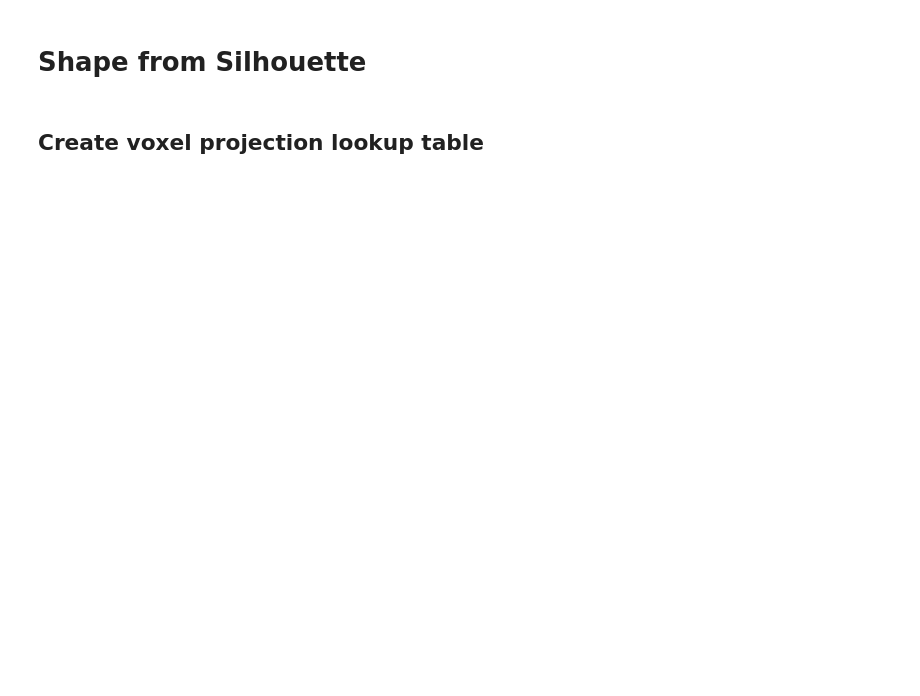
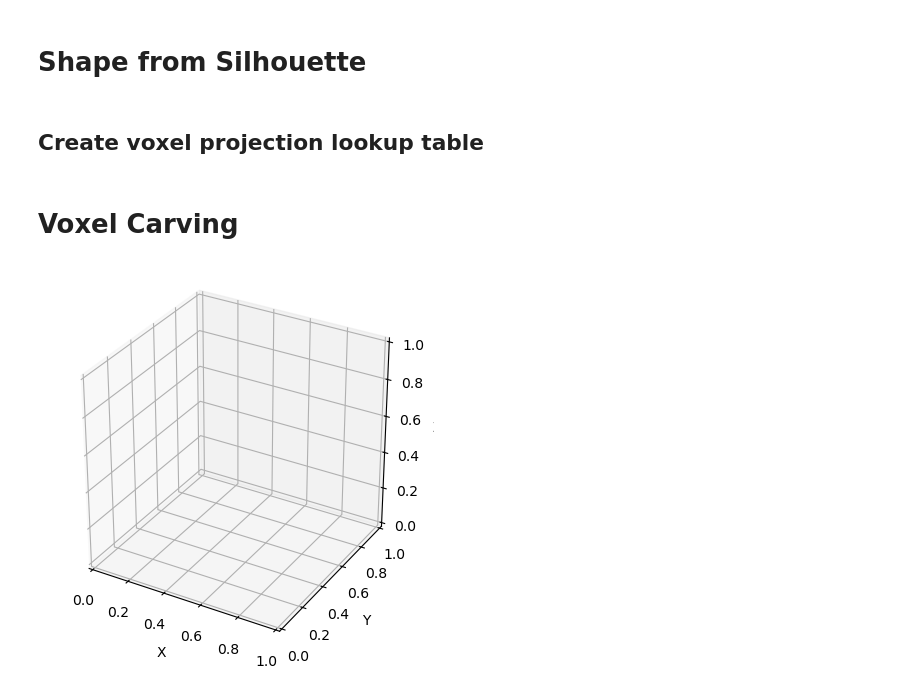
Before and after one commit to jasonkglim/Catheter-Perception, a Jupyter notebook: scripts/catheter_pose_estimation.ipynb, the cells around one changed output. Drawn from its saved outputs; the diff is of its cells as text; code cells hidden in the pictures; blank space fills up the shorter version.

Commit message:
working on voxel carving

```diff
--- a/scripts/catheter_pose_estimation.ipynb
+++ b/scripts/catheter_pose_estimation.ipynb
@@ -240,0 +254,57 @@ with open("../tip_pose_images/segmentation_results/cam0_0.pkl", "rb") as f:
+# %% [markdown]
+# Voxel Carving
+# %%
+import cv2
+import numpy as np
+import glob
+import os
+import pickle
+from mpl_toolkits.mplot3d import Axes3D
+import matplotlib.pyplot as plt
+
+dir = "../tip_pose_images"
+# cam0_path = sorted(glob.glob(f"{dir}/cam0_*.pkl"))
+# cam1_path = sorted(glob.glob(f"{dir}/cam1_*.pkl"))
+cam0_file = f"{dir}/segmentation_results/cam0_0.pkl"
+cam1_file = f"{dir}/segmentation_results/cam1_0.pkl"
+
+# for cam0_file, cam1_file in zip(cam0_path, cam1_path):
+
+with open(cam0_file, "rb") as f:
+    cam0_segmentation_results = pickle.load(f)
+with open(cam1_file, "rb") as f:
+    cam1_segmentation_results = pickle.load(f)
+cam0_mask = cam0_segmentation_results["masks"][0]
+cam1_mask = cam1_segmentation_results["masks"][0]
+
+# Voxel carving
+for index, (i, j, k) in enumerate(np.ndindex(N_X, N_Y, N_Z)):
+    cam0_voxel_coords = voxel_lookup_table[0, index, :]
+    cam1_voxel_coords = voxel_lookup_table[1, index, :]
+
+    # Check if the voxel is visible in both cameras
+    if cam0_mask[int(cam0_voxel_coords[1]), int(cam0_voxel_coords[0])] > 0 and \
+        cam1_mask[int(cam1_voxel_coords[1]), int(cam1_voxel_coords[0])] > 0:
+        voxel_map[i, j, k] = 1
+
+
+# Visualize voxel map
+
+# Extract the coordinates of occupied voxels
+occupied_voxels = np.argwhere(voxel_map == 1)
+occupied_points = occupied_voxels * VOXEL_SIZE - origin
+
+# Create a 3D scatter plot
+fig = plt.figure()
+ax = fig.add_subplot(111, projection='3d')
+ax.scatter(occupied_points[:, 0], occupied_points[:, 1], occupied_points[:, 2], c='r', marker='o')
+
+# Set labels and aspect ratio
+ax.set_xlabel('X')
+ax.set_ylabel('Y')
+ax.set_zlabel('Z')
+ax.set_box_aspect([1, 1, 1])  # Equal aspect ratio
+
+plt.show()
+# %% [output]
+[figure, added]
```
Also changed, not shown: parts of 3 cells of this notebook, 2 other files.
